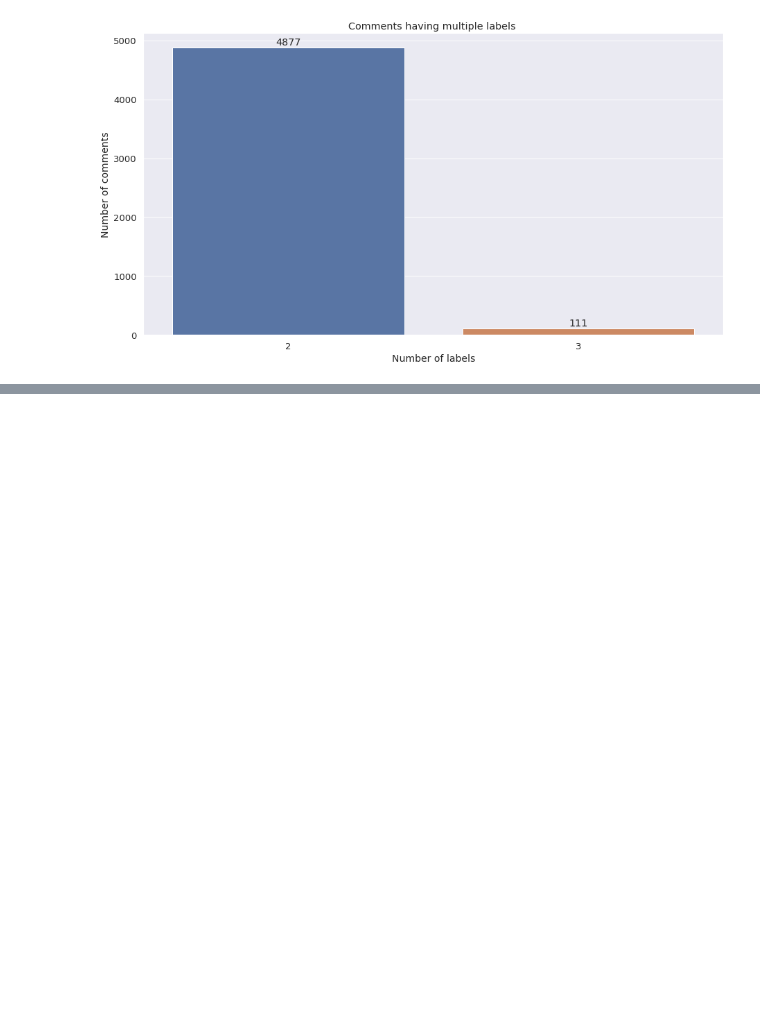
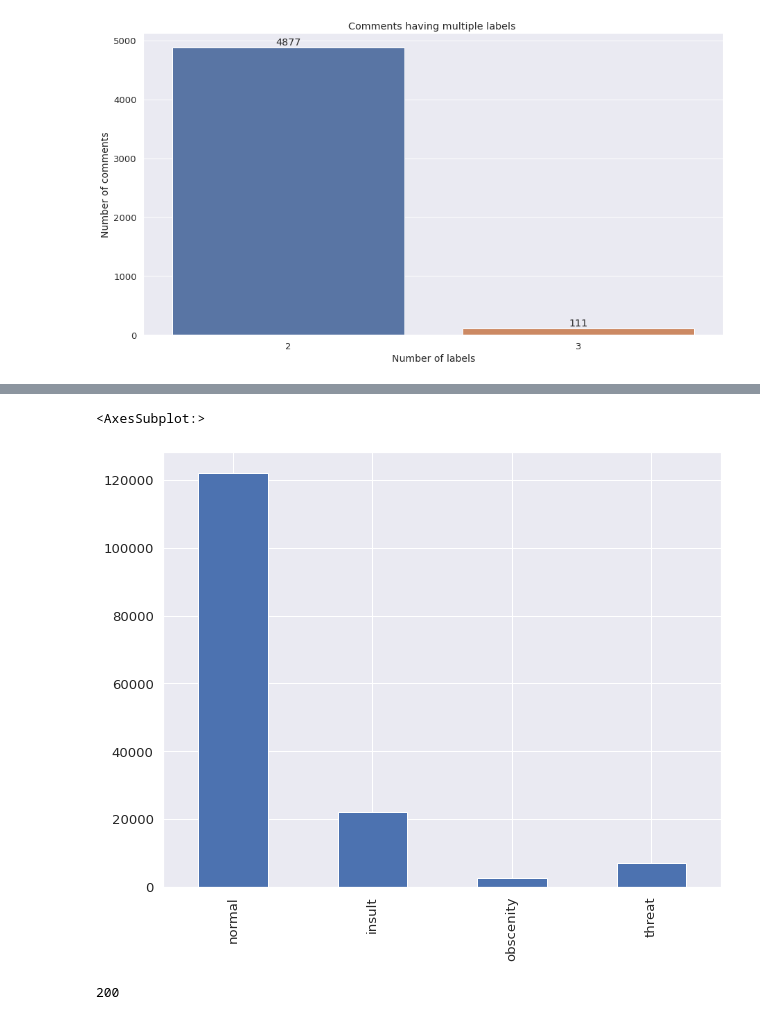
Before and after one commit to Simp-lexx/ok, a Jupyter notebook: ok_comments_classification.ipynb, the cells around one changed output, grey strips where cells are left out. Saved outputs shown, nothing was run; the diff lists cells and outputs as text; code cells hidden in the pictures; blank space fills up the shorter version.

```diff
--- a/ok_comments_classification.ipynb
+++ b/ok_comments_classification.ipynb
@@ -201,0 +230,4 @@ plt.imshow(cloud_normal)
+# %%
+filter = train_df['comment'] != ''
+train_df = train_df[filter]
+train_df = train_df.dropna()
@@ -201,0 +252,3 @@ plt.imshow(cloud_normal)
+# %%
+comments_labels = train_df[['normal', 'insult', 'obscenity', 'threat']]
+comments_labels.head()
@@ -201,0 +262,10 @@ plt.imshow(cloud_normal)
+# %%
+fig_size = plt.rcParams["figure.figsize"]
+fig_size[0] = 10
+fig_size[1] = 8
+plt.rcParams["figure.figsize"] = fig_size
+
+comments_labels.sum(axis=0).plot.bar()
+# %% [output]
+<AxesSubplot:>
+[figure, added]
@@ -201,0 +306,4 @@ plt.imshow(cloud_normal)
+# %%
+len(X_train[0])
+# %% [output]
+200
```
Also changed, not shown: parts of 30 cells of this notebook, 1 other file.
